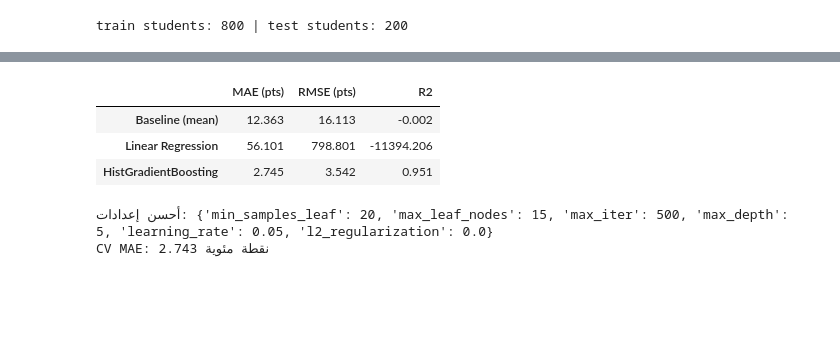
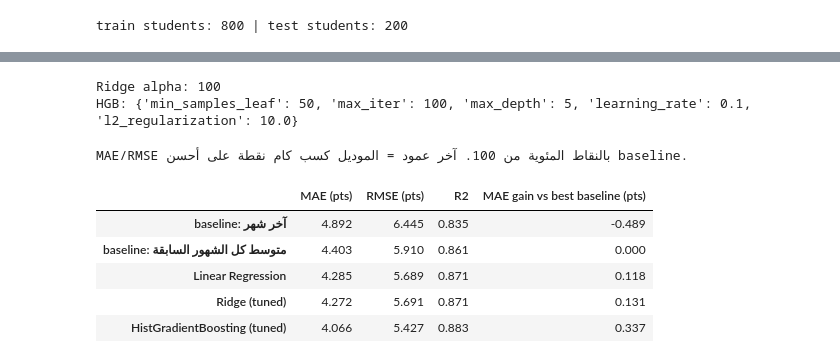
Before and after one commit to MohamedAmr2205/Brand-Mnara, a Jupyter notebook: notebooks/models.ipynb, the cells around one changed output, grey strips where cells are left out. Cells and saved outputs as stored; diff of their text form; code cells hidden in the pictures; blank space fills up the shorter version.

```diff
--- a/notebooks/models.ipynb
+++ b/notebooks/models.ipynb
@@ -141,32 +178,45 @@ hgb      = make_pipeline(HistGradientBoostingRegressor(early_stopping=False, ran
 # %%
-cv = GroupKFold(n_splits=5)
-scoring = {'MAE': 'neg_mean_absolute_error', 'RMSE': 'neg_root_mean_squared_error', 'R2': 'r2'}
-rows = {}
-for name, m in [('Baseline (mean)', baseline), ('Linear Regression', linear), ('HistGradientBoosting', hgb)]:
-    r = cross_validate(m, X_tr, y_tr, groups=g_tr, cv=cv, scoring=scoring)
-    rows[name] = {'MAE (pts)': -r['test_MAE'].mean() * 100, 'RMSE (pts)': -r['test_RMSE'].mean() * 100, 'R2': r['test_R2'].mean()}
-pd.DataFrame(rows).T.round(3)
+ridge_search = GridSearchCV(ridge, {'model__alpha': [0.1, 1, 10, 30, 100, 300]}, cv=GroupKFold(n_splits=5),
+                            scoring='neg_mean_absolute_error')
+ridge_search.fit(X_tr, y_tr, groups=g_tr)
+ridge_best = ridge_search.best_estimator_
+
+param_dist = {
+    'model__learning_rate':     [0.03, 0.05, 0.1],
+    'model__max_iter':          [100, 200, 300],
+    'model__max_depth':         [2, 3, 5],
+    'model__min_samples_leaf':  [10, 20, 50],
+    'model__l2_regularization': [0.0, 1.0, 10.0],
+}
+hgb_search = RandomizedSearchCV(hgb, param_dist, n_iter=20, cv=GroupKFold(n_splits=5),
+                                scoring='neg_mean_absolute_error', random_state=SEED, n_jobs=-1)
+hgb_search.fit(X_tr, y_tr, groups=g_tr)
+hgb_best = hgb_search.best_estimator_
+print('Ridge alpha:', ridge_search.best_params_['model__alpha'])
+print('HGB:', {k.replace('model__', ''): v for k, v in hgb_search.best_params_.items()})
 # %% [output]
-|  | MAE (pts) | RMSE (pts) | R2 |
-| Baseline (mean) | 12.363 | 16.113 | -0.002 |
-| Linear Regression | 56.101 | 798.801 | -11394.206 |
-| HistGradientBoosting | 2.745 | 3.542 | 0.951 |
+Ridge alpha: 100
+HGB: {'min_samples_leaf': 50, 'max_iter': 100, 'max_depth': 5, 'learning_rate': 0.1, 'l2_regularization': 10.0}
 # %%
-param_dist = {
-    'model__learning_rate':     [0.03, 0.05, 0.1],
-    'model__max_iter':          [150, 300, 500],
-    'model__max_depth':         [3, 5, None],
-    'model__max_leaf_nodes':    [15, 31],
-    'model__min_samples_leaf':  [20, 50, 100],
-    'model__l2_regularization': [0.0, 1.0, 10.0],
-}
-search = RandomizedSearchCV(hgb, param_dist, n_iter=20, cv=GroupKFold(n_splits=5),
-                            scoring='neg_mean_absolute_error', random_state=SEED, n_jobs=-1)
-search.fit(X_tr, y_tr, groups=g_tr)
-hgb_best = search.best_estimator_
-print('أحسن إعدادات:', {k.replace('model__', ''): v for k, v in search.best_params_.items()})
-print(f'CV MAE: {-search.best_score_ * 100:.3f} نقطة مئوية')
+final = {'Linear Regression': linear, 'Ridge (tuned)': ridge_best, 'HistGradientBoosting (tuned)': hgb_best}
+preds = {}
+res = {k: metrics(y_te, v) for k, v in base_preds.items()}
+for name, m in final.items():
+    m.fit(X_tr, y_tr)
+    preds[name] = np.clip(m.predict(X_te), 0, 1)
+    res[name] = metrics(y_te, preds[name])
+results = pd.DataFrame(res).T.round(3)
+
+best_base = results.loc[list(base_preds), 'MAE (pts)'].min()
+results['MAE gain vs best baseline (pts)'] = (best_base - results['MAE (pts)']).round(3)
+print('MAE/RMSE بالنقاط المئوية من 100. آخر عمود = الموديل كسب كام نقطة على أحسن baseline.')
+results
 # %% [output]
-أحسن إعدادات: {'min_samples_leaf': 20, 'max_leaf_nodes': 15, 'max_iter': 500, 'max_depth': 5, 'learning_rate': 0.05, 'l2_regularization': 0.0}
-CV MAE: 2.743 نقطة مئوية
+MAE/RMSE بالنقاط المئوية من 100. آخر عمود = الموديل كسب كام نقطة على أحسن baseline.
+|  | MAE (pts) | RMSE (pts) | R2 | MAE gain vs best baseline (pts) |
+| baseline: آخر شهر | 4.892 | 6.445 | 0.835 | -0.489 |
+| baseline: متوسط كل الشهور السابقة | 4.403 | 5.910 | 0.861 | 0.000 |
+| Linear Regression | 4.285 | 5.689 | 0.871 | 0.118 |
+| Ridge (tuned) | 4.272 | 5.691 | 0.871 | 0.131 |
+| HistGradientBoosting (tuned) | 4.066 | 5.427 | 0.883 | 0.337 |
 # %%
```
Also changed, not shown: parts of 10 cells of this notebook.
